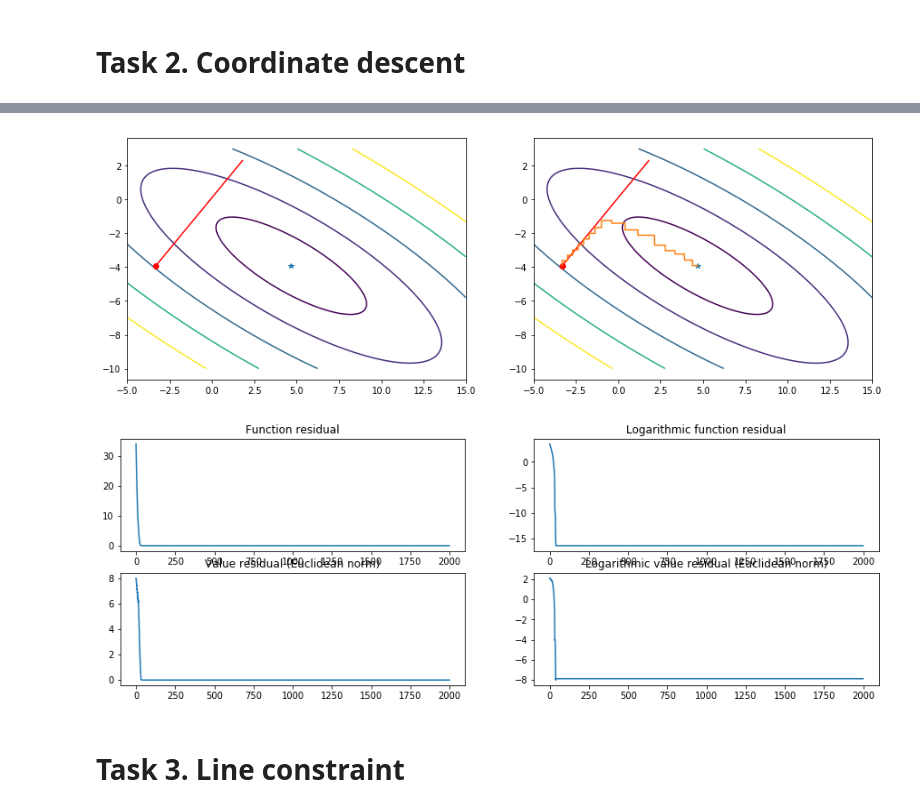
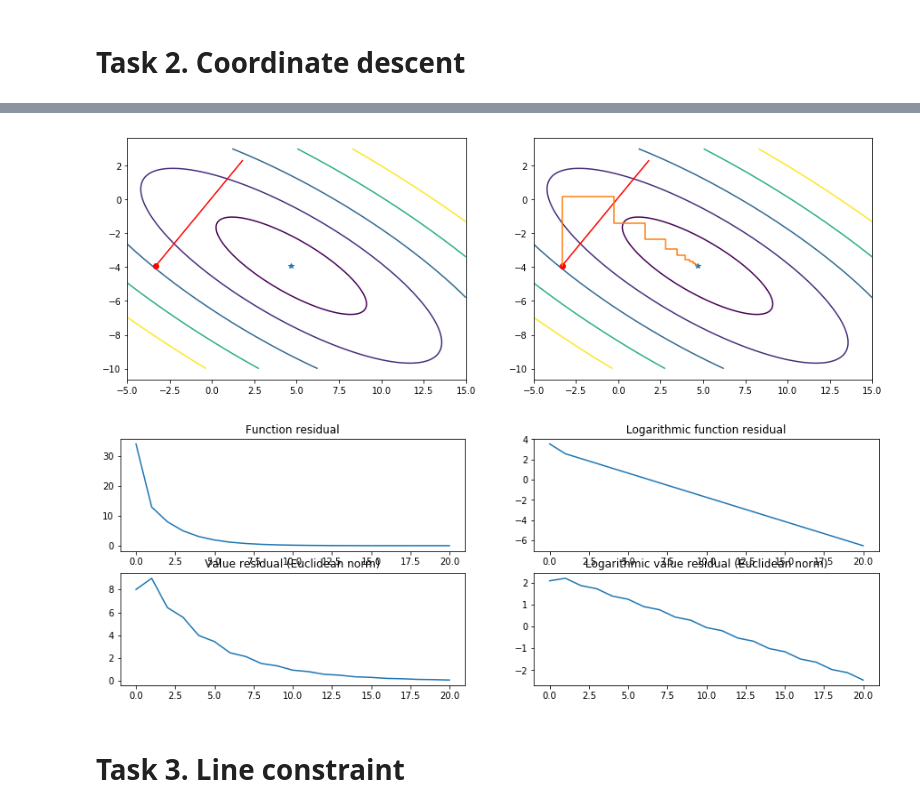
Before and after one commit to NightFantom/ConvexOptimization, a Jupyter notebook: Homework.ipynb, the cells around one changed output, grey strips where cells are left out. Saved outputs shown, nothing was run; the diff lists cells and outputs as text; code cells hidden in the pictures.

```diff
--- a/Homework.ipynb
+++ b/Homework.ipynb
@@ -25,7 +25,7 @@ class Descent:
     def project_func(self, point):
         return point
 
-    def calculate_lambda(self, point, gradient, Weight_matrix, bias) -> int:
+    def calculate_lambda(self, point, gradient, Weight_matrix, bias, p) -> int:
         val_grad = gradient(point)
         numerator = val_grad.dot(Weight_matrix.dot(point) + bias)
         denumerator = val_grad.dot(Weight_matrix.dot(val_grad))
@@ -46,7 +46,7 @@ class Descent:
             f_k.append(current_func_val)
 
             p = self.find_p(gradient, current_point)
-            lamd = self.calculate_lambda(current_point, gradient, Weight_matrix, bias)
+            lamd = self.calculate_lambda(current_point, gradient, Weight_matrix, bias, p)
             second_counter = 0
             while second_counter < 10:
                 second_counter +=1
@@ -85,7 +85,6 @@ class CoodinateDescent(Descent):
         e = e * sign
         return e
 
-
 class GradientDescent(Descent):
 
      def find_p(self, gradient, point):
@@ -98,6 +97,30 @@ class GradientDescentProject(GradientDescent):
         super().__init__()
         self.project_func = project_func
 
-    def calculate_lambda(self, point, gradient, Weight_matrix, bias) -> int:
+    def calculate_lambda(self, point, gradient, Weight_matrix, bias, p) -> int:
         return 1 / (1 + self._step)
+
+
+class CoordinateDescent2:
+    def calculate_lambda(self, v_k, Q):
+        return np.linalg.norm(v_k) ** 2 /(np.dot(np.dot(v_k, Q), v_k))
+
+    def __call__(self, x0, f, f_grad, Q,   bias, x_star):
+        x = x0
+        x_array = [x]
+        f_array = [ f(x) ]
+        iters = 20
+
+        for k in range(iters):
+
+            grad = f_grad(x)
+            coord = (k+1) % len(x0)
+            p = np.zeros_like(x0)
+            p[coord] = 1
+
+            x = x - p * grad * self.calculate_lambda(p*grad, Q)
+
+            x_array.append(x)
+            f_array.append(f(x))
+        return {'x_k' : np.array(x_array), 'f_k' : np.array(f_array)}
 # %%
@@ -272,5 +295,5 @@ mu = 0.31224936468495423, L = 3.2911127007256535
 # %% [markdown]
 # Task 2. Coordinate descent
 # %%
-optimize(CoodinateDescent())
+optimize(CoordinateDescent2())
 # %% [output]
@@ -280,5 +303,5 @@ mu = 0.31224936468495423, L = 3.2911127007256535
-[figure, old version]
+[figure, new version]
-[figure, old version]
+[figure, new version]
 # %% [markdown]
 # Task 3. Line constraint
 # %%
```
Also changed, not shown: parts of 4 cells of this notebook.
